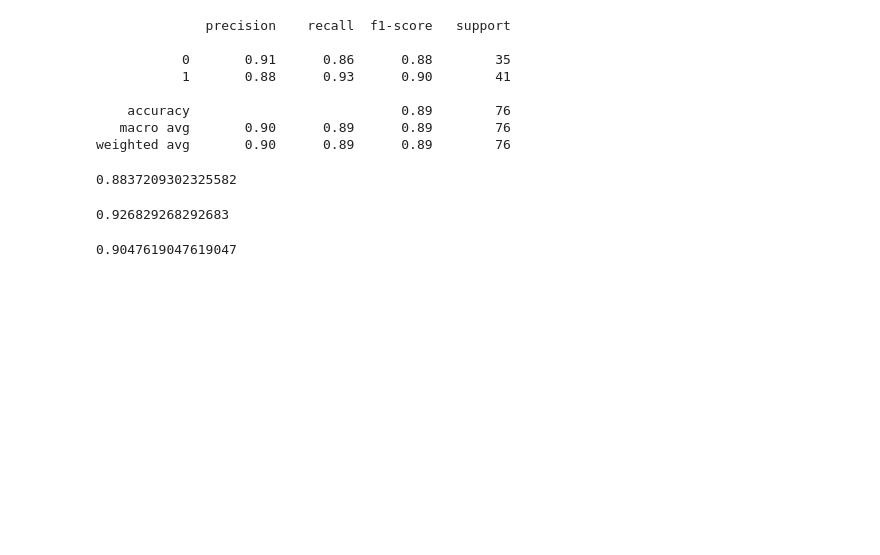
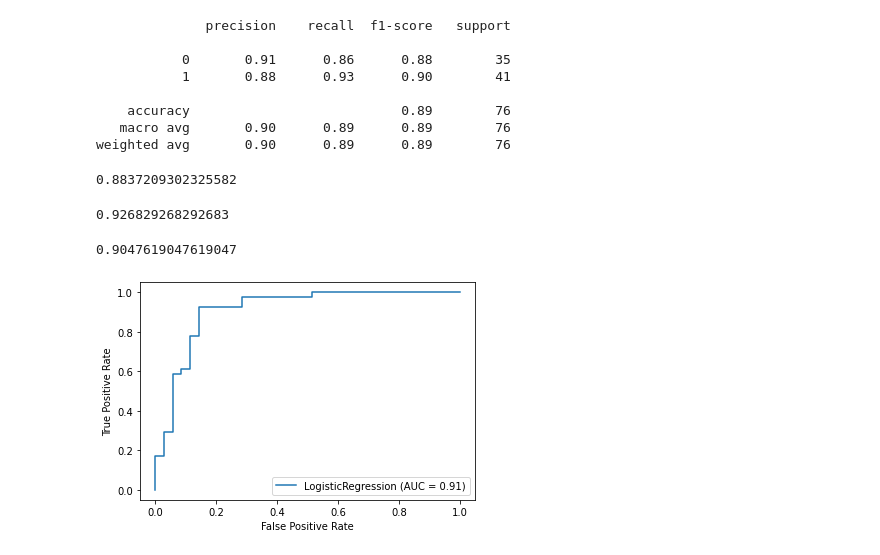
Before and after one commit to youssefbourais0310/Machine_learning_Regression, a Jupyter notebook: Scikit_Learn_Practice_Exercises.ipynb, the cells around one changed output. Cells and saved outputs as stored; diff of their text form; code cells hidden in the pictures; blank space fills up the shorter version.

```diff
--- a/Scikit_Learn_Practice_Exercises.ipynb
+++ b/Scikit_Learn_Practice_Exercises.ipynb
@@ -237,3 +237,8 @@ recall_score(y_test, y_preds)
 f1_score(y_test, y_preds)
 # %% [output]
 0.9047619047619047
+# %%
+# Plot a ROC curve using our current machine learning model using plot_roc_curve
+plot_roc_curve(clf, X_test, y_test);
+# %% [output]
+[figure, added]
```
